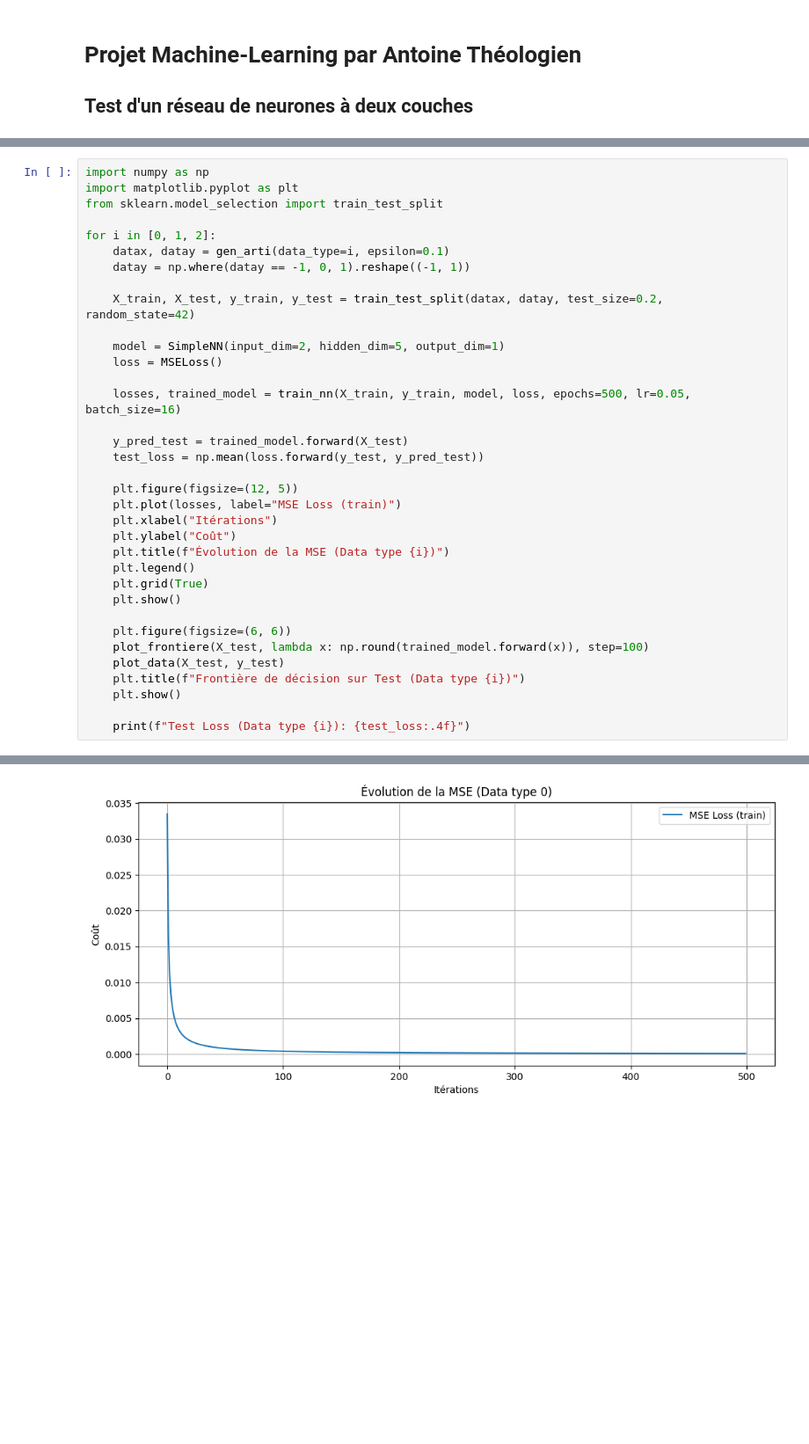
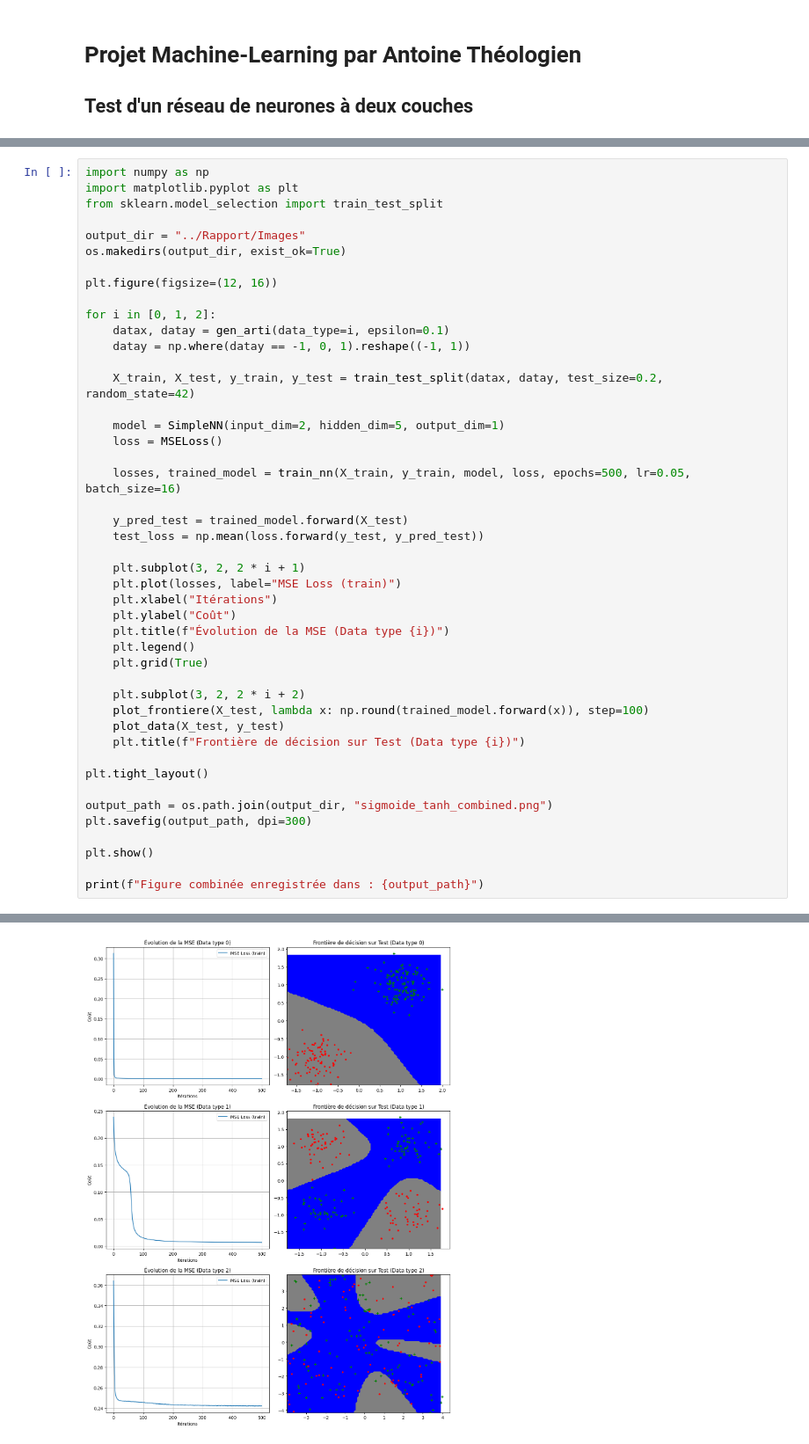
Before and after one commit to antothl/Neural-Networks-DIY, a Jupyter notebook: src/test_sigmoide_tanh.ipynb, the cells around one changed output, grey strips where cells are left out. Shown: that part at 88% size. Saved outputs shown, nothing was run; the diff lists cells and outputs as text; blank space fills up the shorter version.

Commit message:
update rapport

```diff
--- a/src/test_sigmoide_tanh.ipynb
+++ b/src/test_sigmoide_tanh.ipynb
@@ -40,6 +42,11 @@ def train_nn(X, y, model, loss, epochs=1000, lr=0.1, batch_size=16):
 import numpy as np
 import matplotlib.pyplot as plt
 from sklearn.model_selection import train_test_split
+
+output_dir = "../Rapport/Images"
+os.makedirs(output_dir, exist_ok=True)
+
+plt.figure(figsize=(12, 16))
 
 for i in [0, 1, 2]:
     datax, datay = gen_arti(data_type=i, epsilon=0.1)
@@ -55,20 +62,25 @@ for i in [0, 1, 2]:
     y_pred_test = trained_model.forward(X_test)
     test_loss = np.mean(loss.forward(y_test, y_pred_test))
 
-    plt.figure(figsize=(12, 5))
+    plt.subplot(3, 2, 2 * i + 1)
     plt.plot(losses, label="MSE Loss (train)")
     plt.xlabel("Itérations")
     plt.ylabel("Coût")
     plt.title(f"Évolution de la MSE (Data type {i})")
     plt.legend()
     plt.grid(True)
-    plt.show()
 
-    plt.figure(figsize=(6, 6))
+    plt.subplot(3, 2, 2 * i + 2)
     plot_frontiere(X_test, lambda x: np.round(trained_model.forward(x)), step=100)
     plot_data(X_test, y_test)
     plt.title(f"Frontière de décision sur Test (Data type {i})")
-    plt.show()
 
-    print(f"Test Loss (Data type {i}): {test_loss:.4f}")
+plt.tight_layout()
+
+output_path = os.path.join(output_dir, "sigmoide_tanh_combined.png")
+plt.savefig(output_path, dpi=300)
+
+plt.show()
+
+print(f"Figure combinée enregistrée dans : {output_path}")
 # %% [output]
@@ -80 +102 @@ Epoch 400: Loss = 0.0001
-[figure, old version]
+[figure, new version]
```
Also changed, not shown: parts of 2 cells of this notebook, 11 other files.
